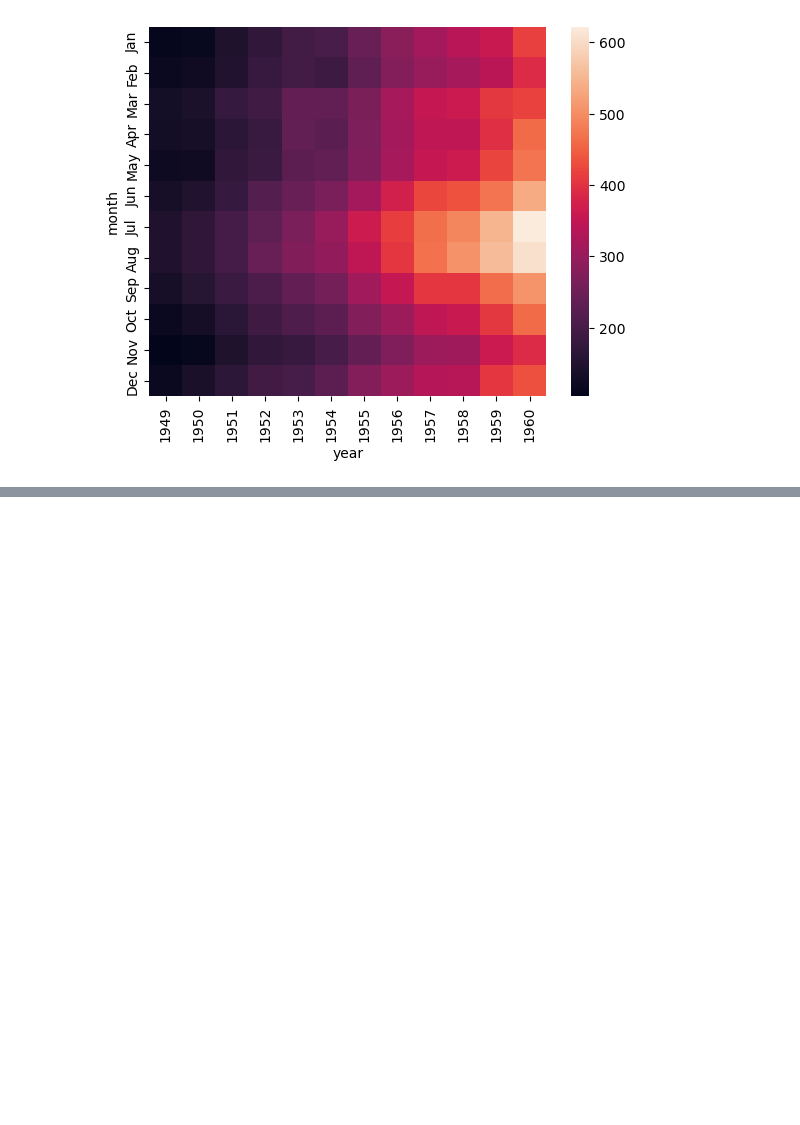
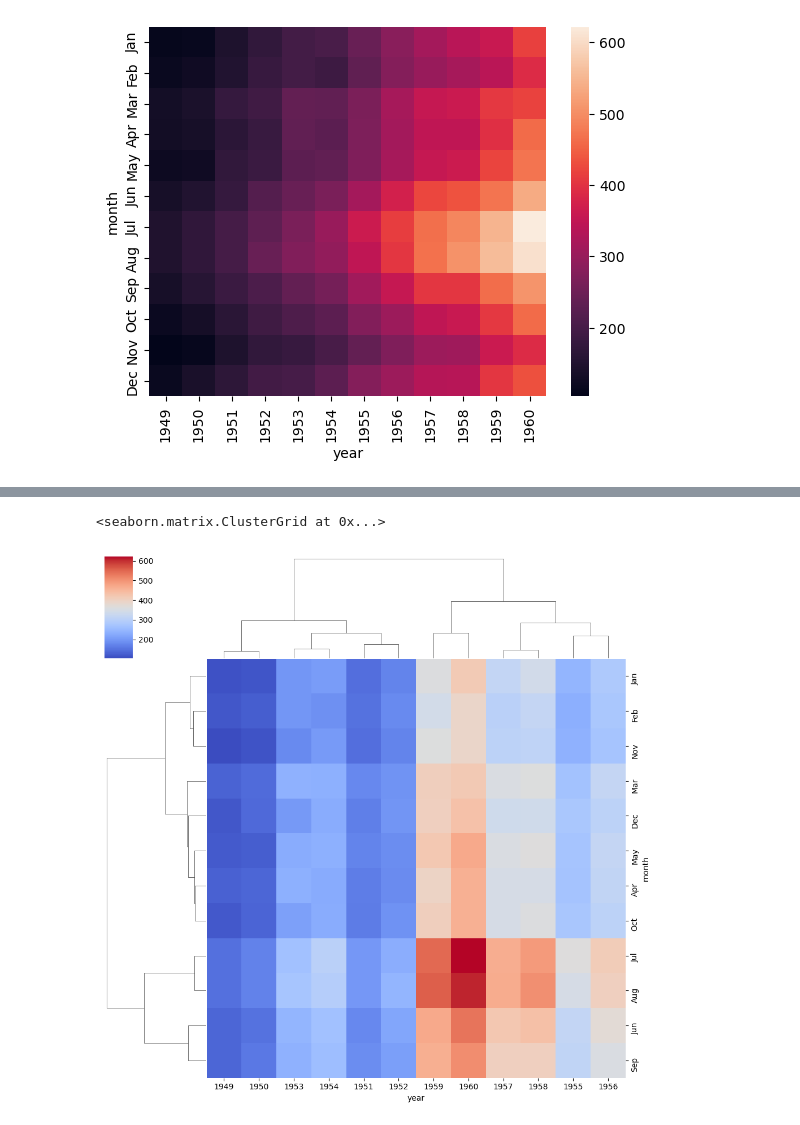
Before and after one commit to fahamin5149/Python-for-DS, a Jupyter notebook: 5-Seaborn/Seaborn.ipynb, the cells around one changed output, grey strips where cells are left out. Drawn from its saved outputs; the diff is of its cells as text; code cells hidden in the pictures; blank space fills up the shorter version.

```diff
--- a/5-Seaborn/Seaborn.ipynb
+++ b/5-Seaborn/Seaborn.ipynb
@@ -323,0 +333,5 @@ sns.heatmap(fp, cmap='magme')
+# %%
+sns.clustermap(fp,cmap='coolwarm')
+# %% [output]
+<seaborn.matrix.ClusterGrid at 0x...>
+[figure, added]
```
Also changed, not shown: parts of 4 cells of this notebook.
